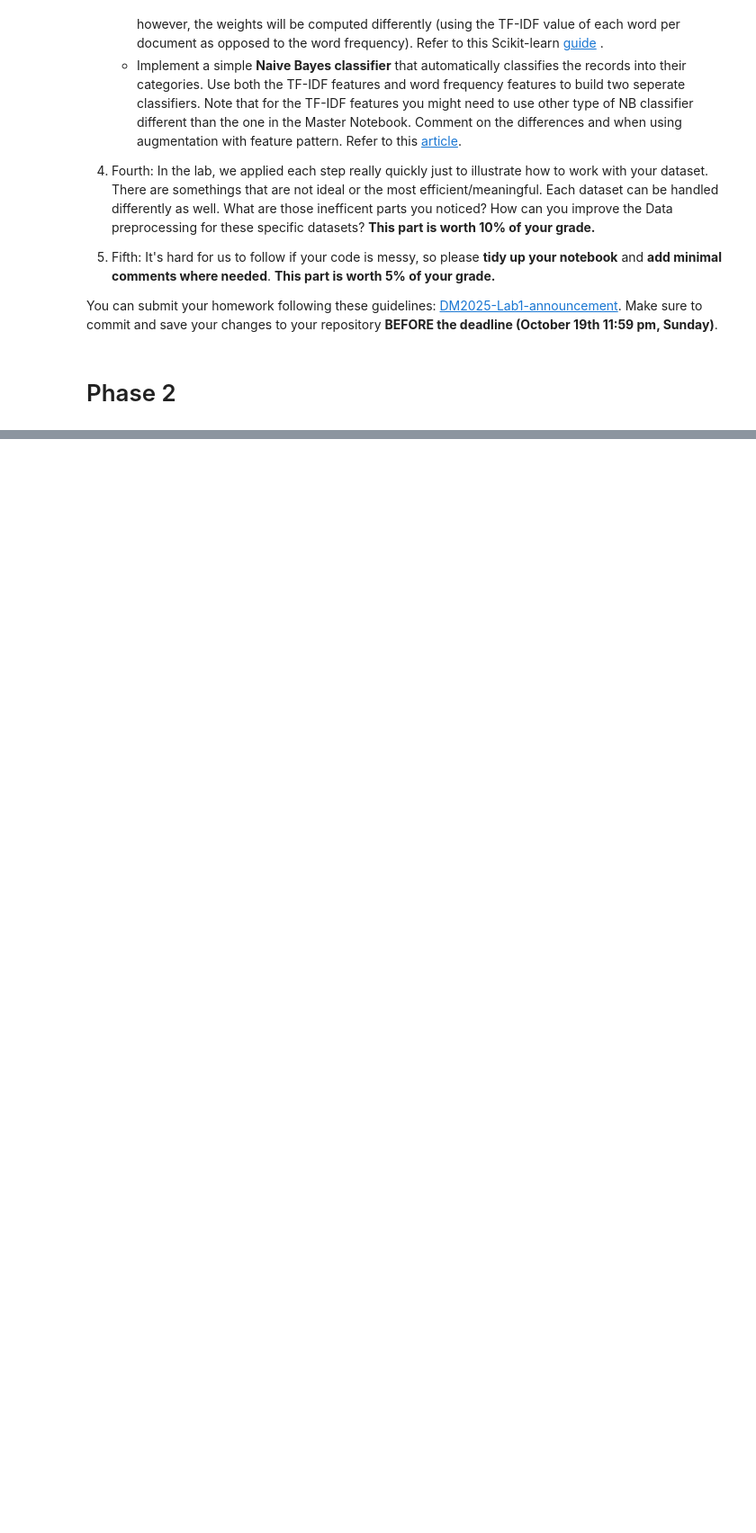
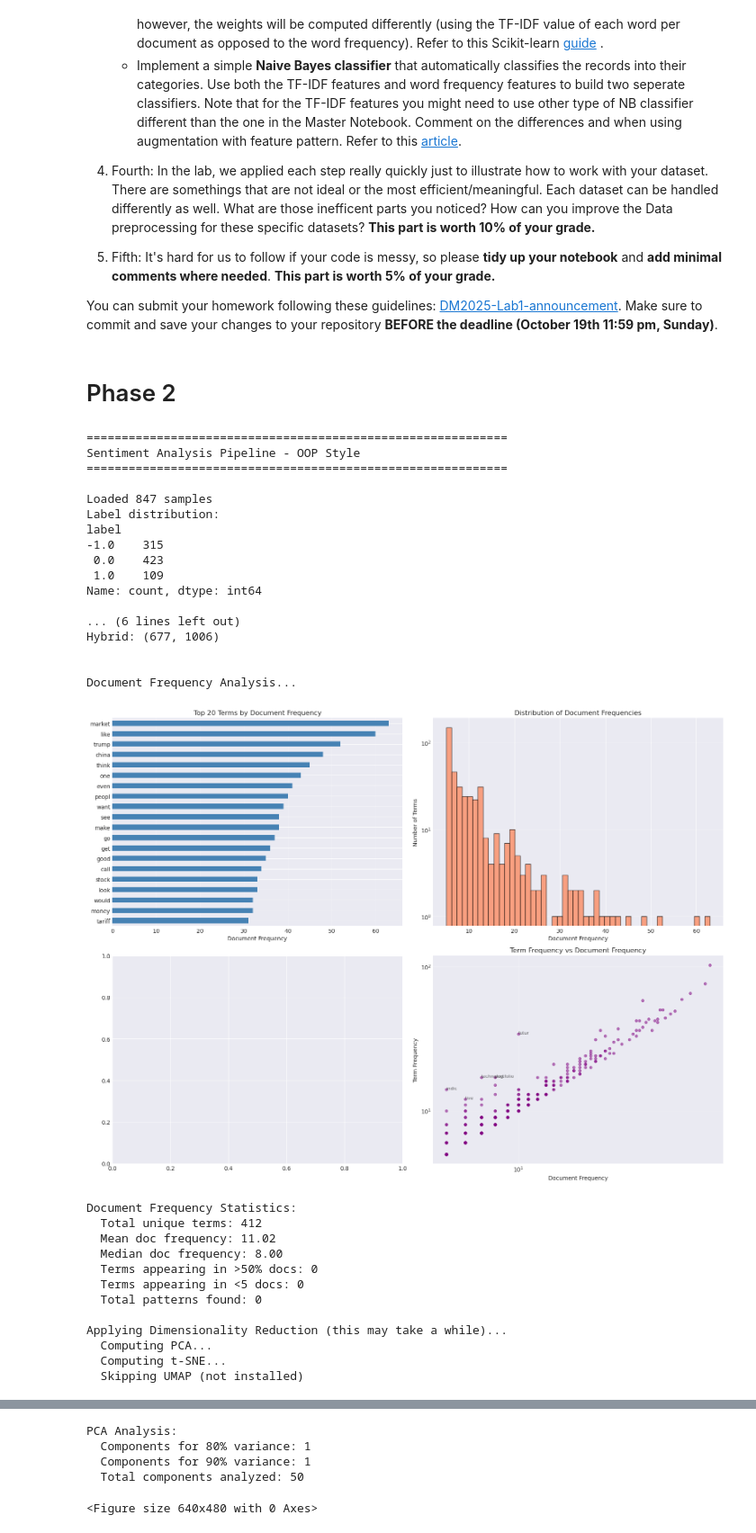
Before and after one commit to jason34105533/DM2025-Lab1-Exercise, a Jupyter notebook: DM2025-Lab1-Homework.ipynb, the cells around one changed output, grey strips where cells are left out. Shown at 90% size. Drawn from its saved outputs; the diff is of its cells as text; code cells hidden in the pictures; blank space fills up the shorter version.

```diff
--- a/DM2025-Lab1-Homework.ipynb
+++ b/DM2025-Lab1-Homework.ipynb
@@ -300,0 +327,8 @@ You can submit your homework following these guidelines: [DM2025-Lab1-announceme
+# %%
+@dataclass
+class ModelResult:
+    """Store model evaluation results"""
+    name: str
+    accuracy: float
+    f1_macro: float
+    predictions: np.ndarray
@@ -300,0 +769,65 @@ You can submit your homework following these guidelines: [DM2025-Lab1-announceme
+# %%
+def main():
+    """Execute pipeline"""
+    print("=" * 60)
+    print("Sentiment Analysis Pipeline - OOP Style")
+    print("=" * 60 + "\n")
+
+    pipeline = SentimentClassifier(random_state=42)
+
+    # Load and prepare
+    df = pipeline.load_data('./newdataset/Reddit-stock-sentiment.csv')
+    pipeline.prepare_features(df)
+
+    # Document frequency analysis
+    pipeline.analyze_document_frequency()
+
+    # Dimensionality reduction visualization
+    pipeline.visualize_dimensionality_reduction()
+
+    # Train and evaluate
+    pipeline.train_models()
+
+    # Visualize model results
+    print("\nGenerating model performance visualizations...")
+    pipeline.visualize_results()
+
+    print("\n" + "=" * 60)
+    print("Pipeline Complete!")
+    print("=" * 60)
+
+
+plt.style.use('seaborn-v0_8-darkgrid')
+sns.set_palette("husl")
+main()
+# %% [output]
+============================================================
+Sentiment Analysis Pipeline - OOP Style
+============================================================
+
+Loaded 847 samples
+Label distribution:
+label
+-1.0    315
+ 0.0    423
+ 1.0    109
+Name: count, dtype: int64
+
+... (6 lines left out)
+Hybrid: (677, 1006)
+
+
+Document Frequency Analysis...
+[figure, added]
+Document Frequency Statistics:
+  Total unique terms: 412
+  Mean doc frequency: 11.02
+  Median doc frequency: 8.00
+  Terms appearing in >50% docs: 0
+  Terms appearing in <5 docs: 0
+  Total patterns found: 0
+
+Applying Dimensionality Reduction (this may take a while)...
+  Computing PCA...
+  Computing t-SNE...
+  Skipping UMAP (not installed)
@@ -300,0 +836,5 @@ You can submit your homework following these guidelines: [DM2025-Lab1-announceme
+PCA Analysis:
+  Components for 80% variance: 1
+  Components for 90% variance: 1
+  Total components analyzed: 50
+<Figure size 640x480 with 0 Axes>
```
Also changed, not shown: parts of 11 cells of this notebook, 4 other files.
